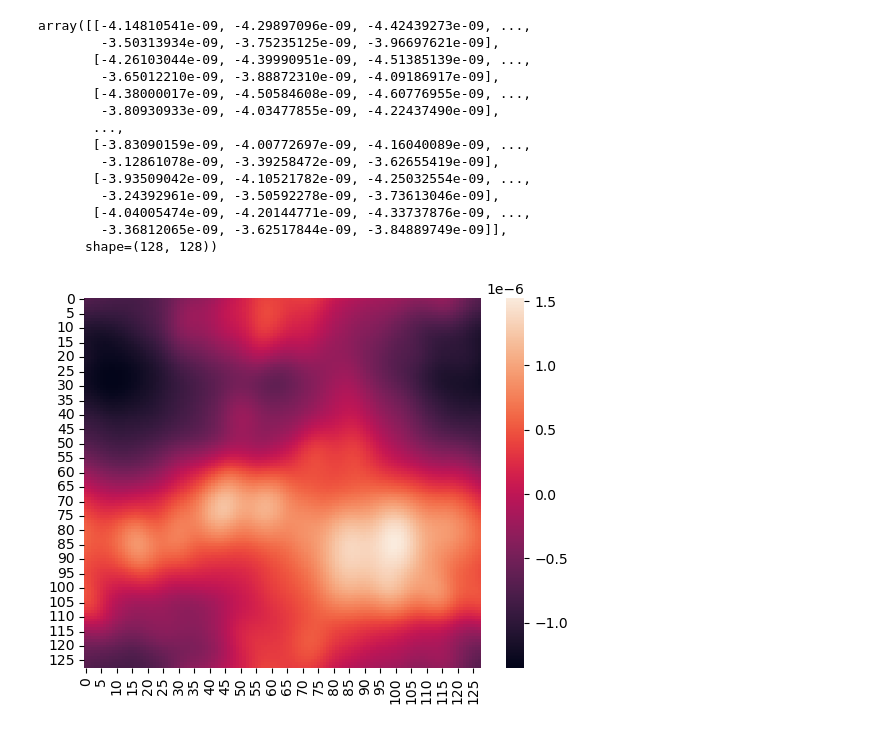
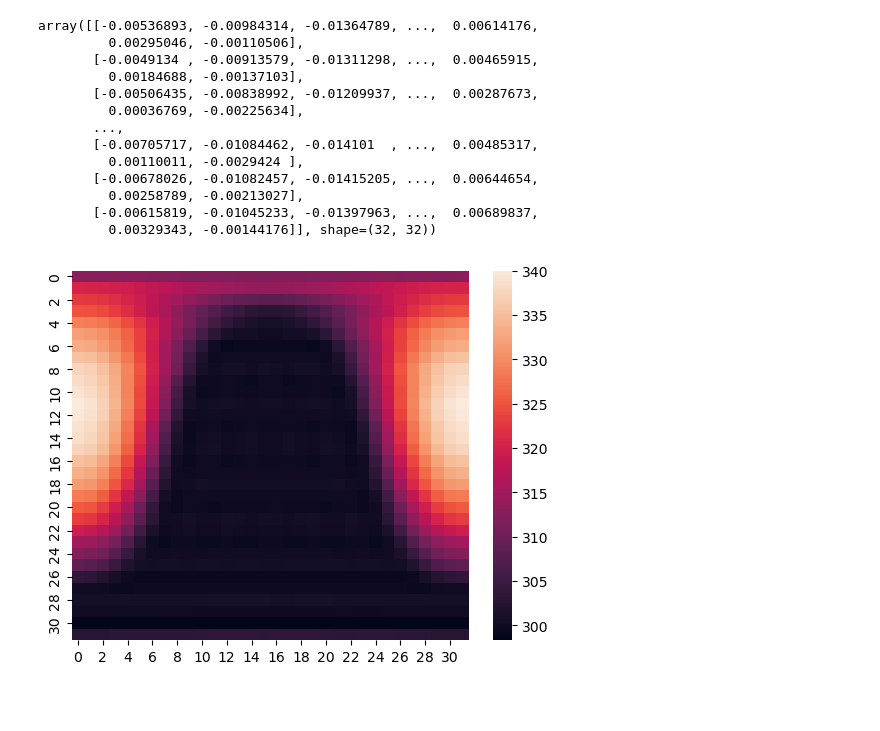
Before and after one commit to nerdie01/general_circulation_model, a Jupyter notebook: gcm.ipynb, the cells around one changed output. Saved outputs shown, nothing was run; the diff lists cells and outputs as text; code cells hidden in the pictures; blank space fills up the shorter version.

```diff
--- a/gcm.ipynb
+++ b/gcm.ipynb
@@ -6,5 +6,32 @@ from numpy.fft import *
 import seaborn as sns
 
 from PIL import Image, ImageDraw
+# %%
+# unit definitions
+METER = 64/(40075*10**3)
+SECOND = 1.0/86400.0
+JOULE = METER**2/SECOND**2
+KELVIN = JOULE
+NEWTON = METER/SECOND**2
+WATT = METER**2/SECOND**3
+# %%
+# constants
+N = 32
+STEPS = 2400
+T0 = 0.0
+DT = 0.01
+
+NU = 18.03 / (NEWTON*SECOND/METER**2)
+RHO = 18
+RHO_AQ = 1025 #/ (1 / METER**3)
+SIGMA = 1.380649*10**(-23) #/ (WATT/(METER**2 * KELVIN**4))
+S0 = 1361 #/ (WATT/METER**2)
+ALBEDO = 0.3
+EMISSIVITY = 1.0
+C_SP = 3990
+MIXED_LAYER_DEPTH = 70 #/ METER
+
+DAY_LENGTH = 24.0
+YEAR_LENGTH = 365.25
 # %%
 img = Image.open("heightmap.png")
@@ -80,34 +137,41 @@ plt.show()
 # %%
 # crank nicholson (viscous flow)
+
+C = np.zeros_like(u, dtype=np.complex256)
 
 for i in range(STEPS):
     u[:,:,i] = np.real(ifft2(1j*ky*invKSq*omega[:,:,i]))
     v[:,:,i] = np.real(ifft2(-1j*kx*invKSq*omega[:,:,i]))
-    p[:,:,i] = pressure(u[:,:,i], v[:,:,i], kx, ky, invKSq, omega[:,:,i])
+    p[:,:,i] = pressure(kx, ky, invKSq, omega[:,:,i])
 
-    advec_term = advec(u[:,:,i], v[:,:,i], kx, ky, omega[:,:,i], mask)
-    omega[:,:,i+1] = 1./(1./DT + 0.5*NU*kSq)*((1./DT - 0.5*NU*kSq) * omega[:,:,i] + advec_term)
+    T_advec_term = advec(u[:,:,i], v[:,:,i], kx, ky, T[:,:,i])
+    T[:,:,i+1] = T[:,:,i] + DT * (dTdt(T[:,:,i], T0+DT, T0) + T_advec_term)
+
+    advec_term = advec(u[:,:,i], v[:,:,i], kx, ky, omega[:,:,i])
+    coriolis_term = coriolis(u[:,:,i])
+    omega[:,:,i+1] = 1./(1./DT + 0.5*NU*kSq)*((1./DT - 0.5*NU*kSq) * omega[:,:,i] - advec_term - coriolis_term)
 
 p[:,:,STEPS-1]
 # %% [output]
-array([[-4.14810541e-09, -4.29897096e-09, -4.42439273e-09, ...,
-        -3.50313934e-09, -3.75235125e-09, -3.96697621e-09],
-       [-4.26103044e-09, -4.39990951e-09, -4.51385139e-09, ...,
-        -3.65012210e-09, -3.88872310e-09, -4.09186917e-09],
-       [-4.38000017e-09, -4.50584608e-09, -4.60776955e-09, ...,
-        -3.80930933e-09, -4.03477855e-09, -4.22437490e-09],
+array([[-0.00536893, -0.00984314, -0.01364789, ...,  0.00614176,
+         0.00295046, -0.00110506],
+       [-0.0049134 , -0.00913579, -0.01311298, ...,  0.00465915,
+         0.00184688, -0.00137103],
+       [-0.00506435, -0.00838992, -0.01209937, ...,  0.00287673,
+         0.00036769, -0.00225634],
        ...,
-       [-3.83090159e-09, -4.00772697e-09, -4.16040089e-09, ...,
-        -3.12861078e-09, -3.39258472e-09, -3.62655419e-09],
-       [-3.93509042e-09, -4.10521782e-09, -4.25032554e-09, ...,
-        -3.24392961e-09, -3.50592278e-09, -3.73613046e-09],
-       [-4.04005474e-09, -4.20144771e-09, -4.33737876e-09, ...,
-        -3.36812065e-09, -3.62517844e-09, -3.84889749e-09]],
-      shape=(128, 128))
+       [-0.00705717, -0.01084462, -0.014101  , ...,  0.00485317,
+         0.00110011, -0.0029424 ],
+       [-0.00678026, -0.01082457, -0.01415205, ...,  0.00644654,
+         0.00258789, -0.00213027],
+       [-0.00615819, -0.01045233, -0.01397963, ...,  0.00689837,
+         0.00329343, -0.00144176]], shape=(32, 32))
 # %%
-sns.heatmap(p[:,:,int(STEPS/2)])
+res = np.real(ifft2(T[:,:,6])) #np.real(ifft2(-kx**2*invKSq*omega[:,:,0])) + np.real(ifft2(-kx**2 *invKSq*omega[:,:,0]))
+
+sns.heatmap(res * (KELVIN * METER**2 / SECOND))
 plt.show()
 # %% [output]
-[figure, old version]
+[figure, new version]
 # %%
 def plot_data(i):
```
Also changed, not shown: parts of 5 cells of this notebook, 4 other files.
